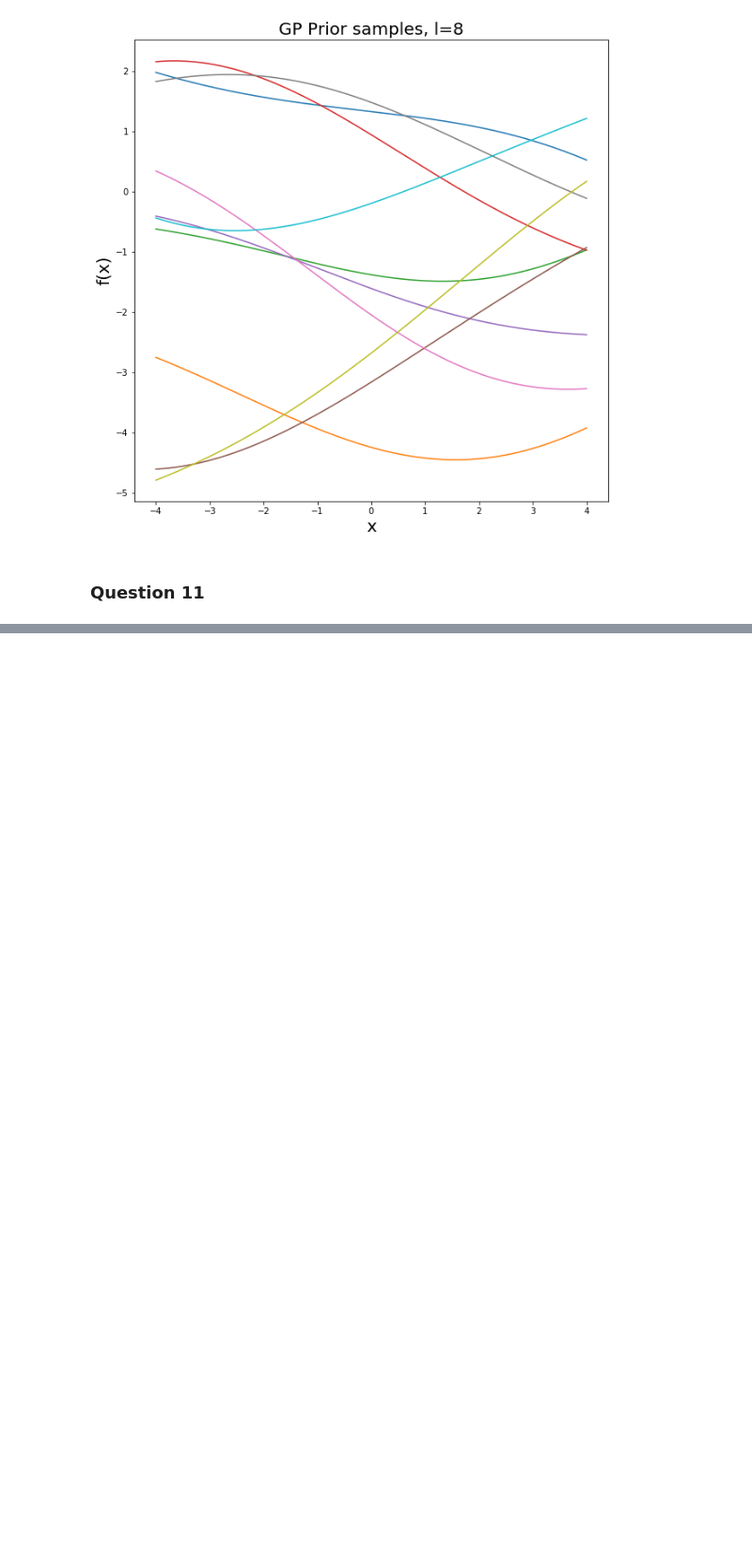
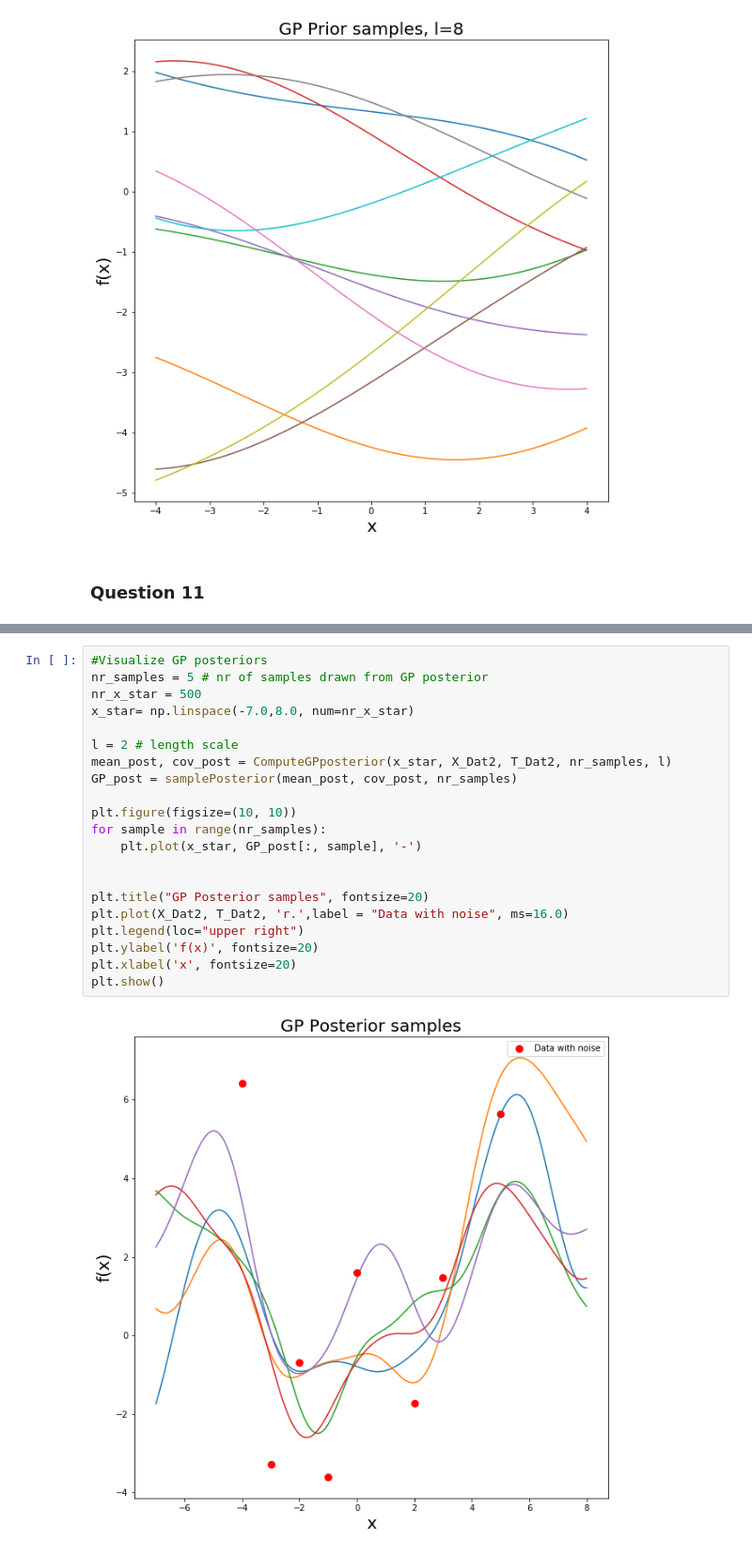
Before and after one commit to hkindbom/DD2434-Machine-Learning-Advanced, a Jupyter notebook: Assignment 1.ipynb, the cells around one changed output, grey strips where cells are left out. Shown: that part at 94% size. Saved outputs shown, nothing was run; the diff lists cells and outputs as text; blank space fills up the shorter version.

```diff
--- a/Assignment 1.ipynb
+++ b/Assignment 1.ipynb
@@ -251,0 +285,23 @@ plt.show()
+# %%
+#Visualize GP posteriors
+nr_samples = 5 # nr of samples drawn from GP posterior
+nr_x_star = 500
+x_star= np.linspace(-7.0,8.0, num=nr_x_star)
+
+l = 2 # length scale
+mean_post, cov_post = ComputeGPposterior(x_star, X_Dat2, T_Dat2, nr_samples, l)
+GP_post = samplePosterior(mean_post, cov_post, nr_samples)
+
+plt.figure(figsize=(10, 10))
+for sample in range(nr_samples):
+    plt.plot(x_star, GP_post[:, sample], '-')
+
+
+plt.title("GP Posterior samples", fontsize=20)
+plt.plot(X_Dat2, T_Dat2, 'r.',label = "Data with noise", ms=16.0)
+plt.legend(loc="upper right")
+plt.ylabel('f(x)', fontsize=20)
+plt.xlabel('x', fontsize=20)
+plt.show()
+# %% [output]
+[figure, added]
```
Also changed, not shown: parts of 7 cells of this notebook.
